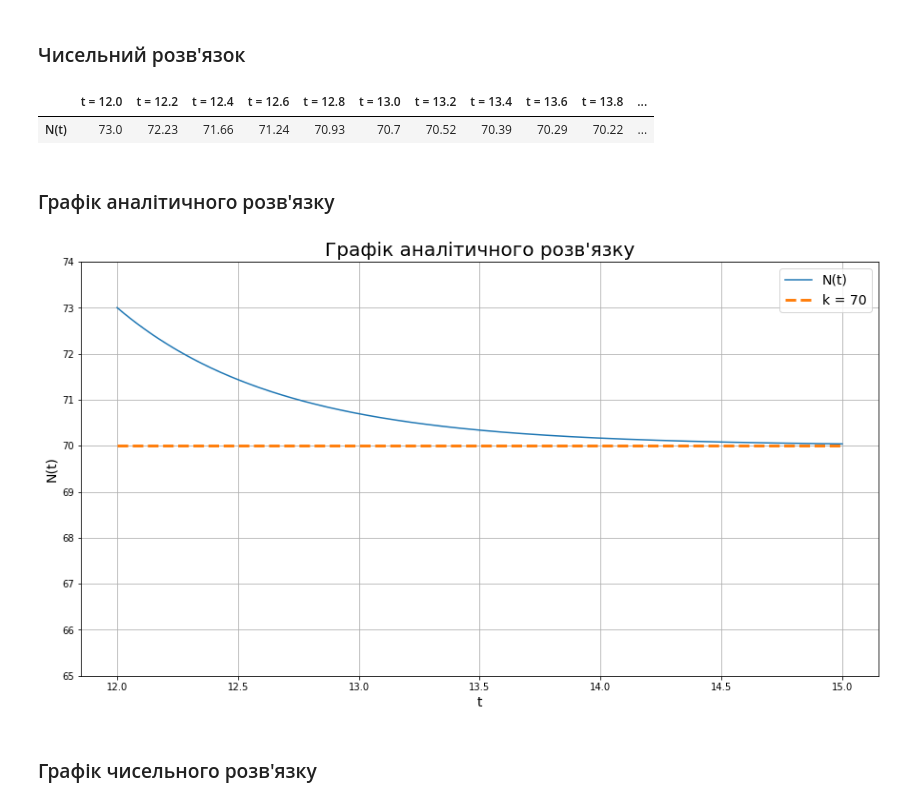
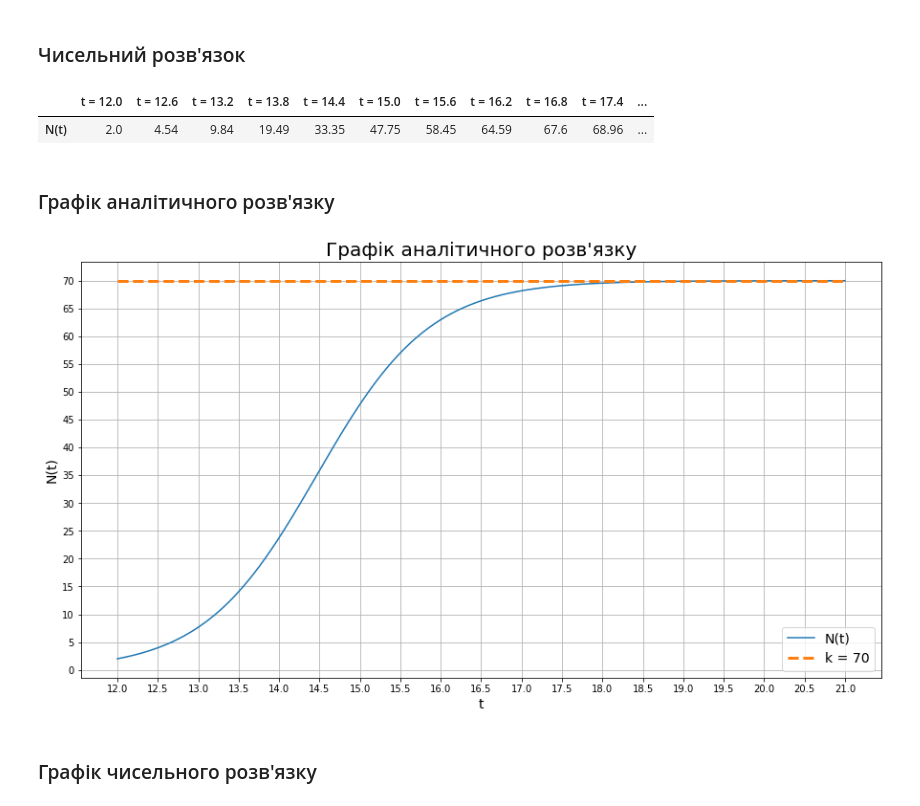
Before and after one commit to Karabiy/kpi, a Jupyter notebook: modeling/Lab5.ipynb, the cells around one changed output. Saved outputs shown, nothing was run; the diff lists cells and outputs as text; code cells hidden in the pictures.

```diff
--- a/modeling/Lab5.ipynb
+++ b/modeling/Lab5.ipynb
@@ -98,6 +98,7 @@ eq
 ### Аналітичний розв'язок
 # %%
 res = dsolve(eq, hint='Bernoulli')
+N_0 = 2
 constant = solve((res.subs(t,t_0).subs(N(t_0),N_0),),{C1})
 N_t = expand(res.subs(constant))
 N_t
@@ -110,7 +111,7 @@ def equation(N, t, r, k):
     dNdt = r*N*(1-N/k)
     return dNdt
 # %%
-time = np.linspace(t_0, 15, 601)
+time = np.linspace(t_0, 21, 601)
 N_numerical = odeint(equation, N_0, time, args=(r,k))
 N_numerical = N_numerical[:,0]
 d = {'N(t)': {}}
@@ -118,8 +119,8 @@ for i in range(0, time.shape[0], 40):
     d['N(t)']['t = '+str(time[i])] = N_numerical[i].round(2)
 pd.DataFrame.from_dict(d, orient='index')
 # %% [output]
-|  | t = 12.0 | t = 12.2 | t = 12.4 | t = 12.6 | t = 12.8 | t = 13.0 | t = 13.2 | t = 13.4 | t = 13.6 | t = 13.8 | ... |
-| N(t) | 73.0 | 72.23 | 71.66 | 71.24 | 70.93 | 70.7 | 70.52 | 70.39 | 70.29 | 70.22 | ... |
+|  | t = 12.0 | t = 12.6 | t = 13.2 | t = 13.8 | t = 14.4 | t = 15.0 | t = 15.6 | t = 16.2 | t = 16.8 | t = 17.4 | ... |
+| N(t) | 2.0 | 4.54 | 9.84 | 19.49 | 33.35 | 47.75 | 58.45 | 64.59 | 67.6 | 68.96 | ... |
 # %% [markdown]
 ### Графік аналітичного розв'язку
 # %%
@@ -127,17 +128,17 @@ N_analytical = lambdify(t, N_t.rhs)
 # %%
 plt.figure(figsize=(15,8))
 plt.title("Графік аналітичного розв\'язку", fontsize=20)
 plt.plot(time, N_analytical(time), label='N(t)')
 plt.plot(time, [k]*time.shape[0], '--', label='k = {}'.format(k), linewidth=3.0)
 plt.grid()
-plt.xticks(np.arange(t_0, 15.5, 0.5))
-plt.yticks(np.arange(65, 75, 1))
+plt.xticks(np.arange(t_0, 21.5, 0.5))
+plt.yticks(np.arange(0, 75, 5))
 plt.xlabel('t', fontsize=14)
 plt.ylabel('N(t)', fontsize=14)
 plt.legend(fontsize=14)
 plt.show()
 # %% [output]
-[figure, old version]
+[figure, new version]
 # %% [markdown]
 ### Графік чисельного розв'язку
 # %%
```
Also changed, not shown: parts of 5 cells of this notebook.
